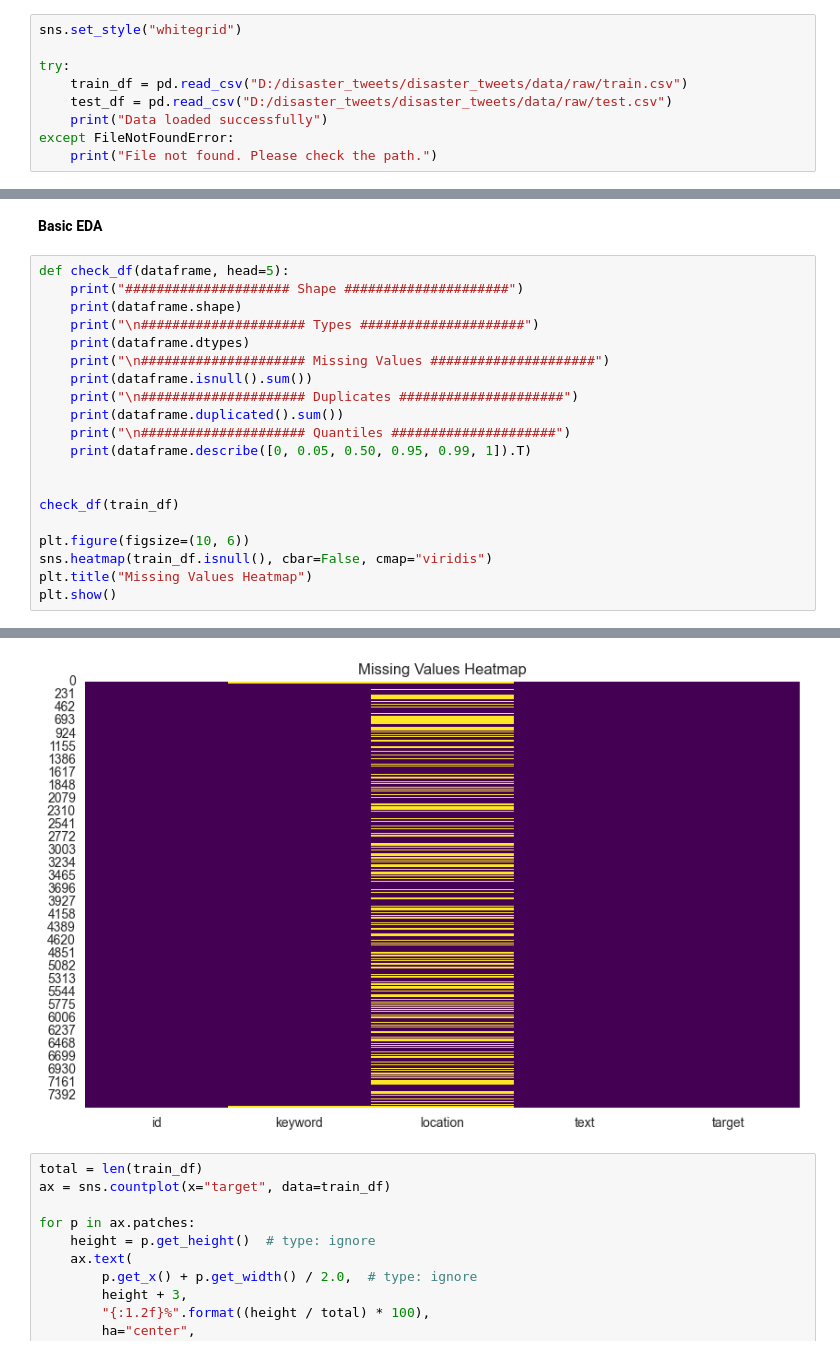
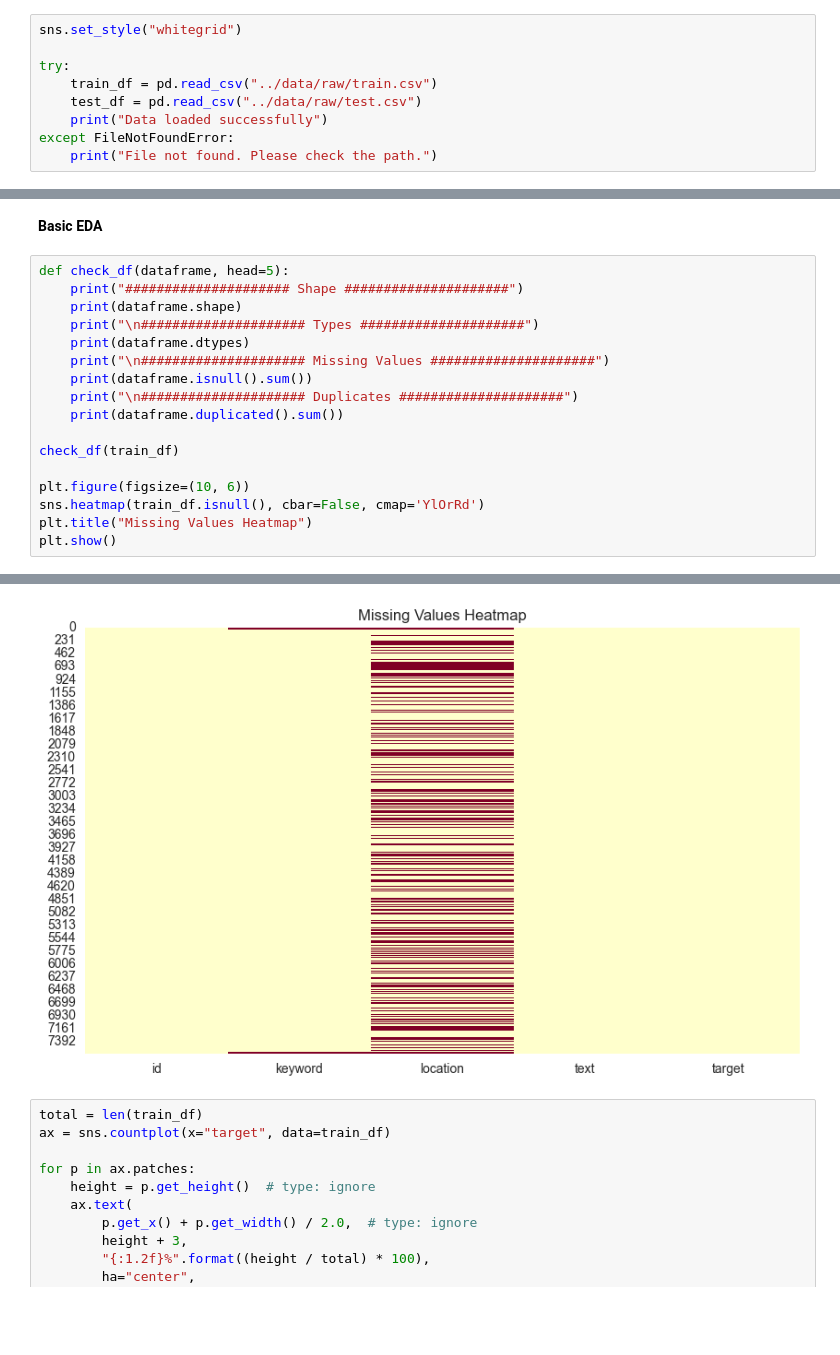
Before and after one commit to cr-ejd/DS_Mentoring, a Jupyter notebook: notebooks/01_disaster_tweets_eda.ipynb, the cells around one changed output, grey strips where cells are left out. Cells and saved outputs as stored; diff of their text form; blank space fills up the shorter version.

```diff
--- a/notebooks/01_disaster_tweets_eda.ipynb
+++ b/notebooks/01_disaster_tweets_eda.ipynb
@@ -23,8 +23,8 @@ from sklearn.feature_extraction.text import CountVectorizer
 sns.set_style("whitegrid")
 
 try:
-    train_df = pd.read_csv("D:/disaster_tweets/disaster_tweets/data/raw/train.csv")
-    test_df = pd.read_csv("D:/disaster_tweets/disaster_tweets/data/raw/test.csv")
+    train_df = pd.read_csv("../data/raw/train.csv")
+    test_df = pd.read_csv("../data/raw/test.csv")
     print("Data loaded successfully")
 except FileNotFoundError:
     print("File not found. Please check the path.")
@@ -51,14 +51,11 @@ def check_df(dataframe, head=5):
     print(dataframe.isnull().sum())
     print("\n##################### Duplicates #####################")
     print(dataframe.duplicated().sum())
-    print("\n##################### Quantiles #####################")
-    print(dataframe.describe([0, 0.05, 0.50, 0.95, 0.99, 1]).T)
-
 
 check_df(train_df)
 
 plt.figure(figsize=(10, 6))
-sns.heatmap(train_df.isnull(), cbar=False, cmap="viridis")
+sns.heatmap(train_df.isnull(), cbar=False, cmap='YlOrRd')
 plt.title("Missing Values Heatmap")
 plt.show()
 # %% [output]
@@ -82,4 +79,4 @@ target      1.00      1.0      1.0
-[figure, old version]
+[figure, new version]
 # %%
 total = len(train_df)
 ax = sns.countplot(x="target", data=train_df)
```
Also changed, not shown: parts of 10 cells of this notebook.
